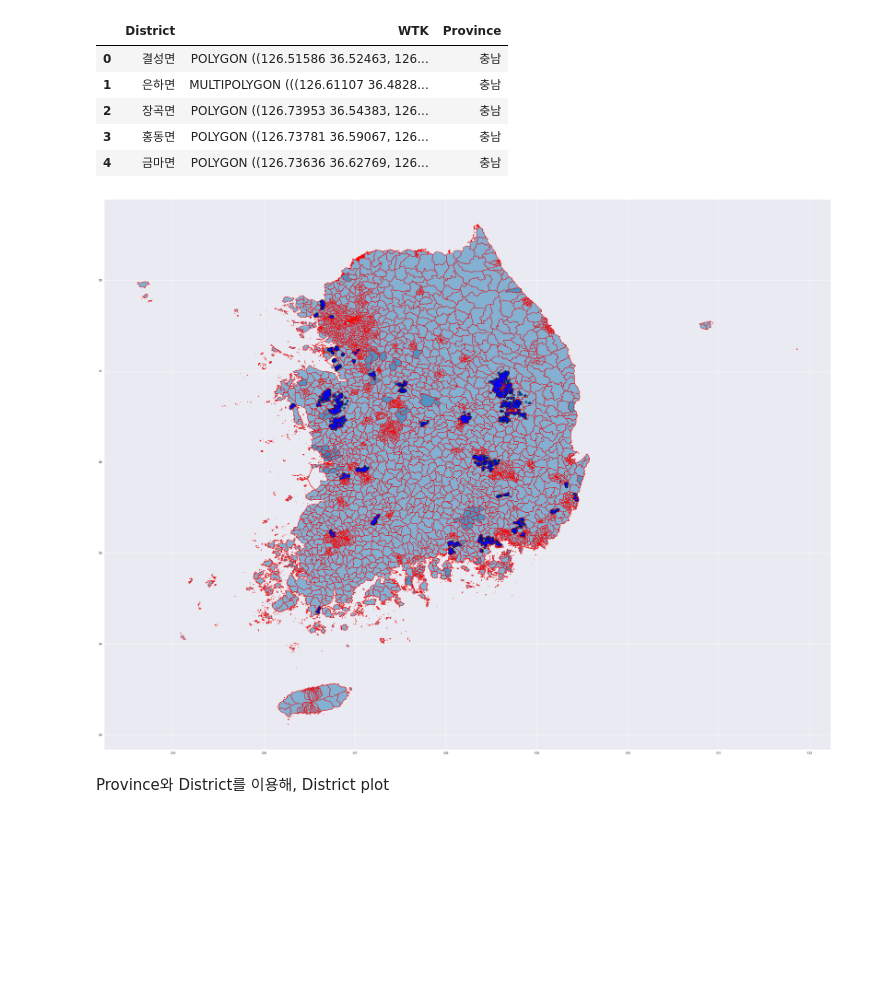
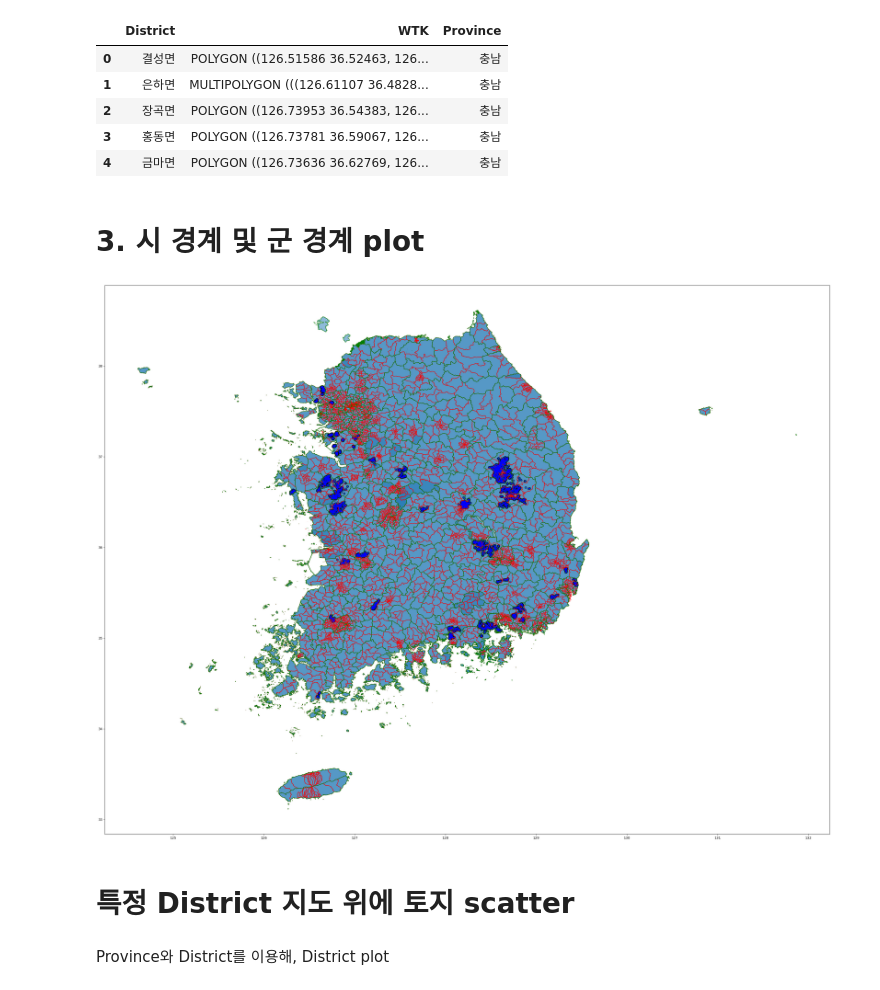
Before and after one commit to do-dong-park/capstone_study, a Jupyter notebook: example/geo_visualization/geo_visualize.ipynb, the cells around one changed output. Saved outputs shown, nothing was run; the diff lists cells and outputs as text; code cells hidden in the pictures; blank space fills up the shorter version.

```diff
--- a/example/geo_visualization/geo_visualize.ipynb
+++ b/example/geo_visualization/geo_visualize.ipynb
@@ -14,0 +58,6 @@ from matplotlib import pyplot as plt
+# %%
+df = pd.read_csv('../dataset/korea_city_boundary.csv')
+# WTK 열의 폴리곤 데이터를 geometry 객체로 변환
+df['WTK'] = df['WTK'].apply(wkt.loads)
+gdf = gpd.GeoDataFrame(df, geometry='WTK')
+city_gdf = gdf.set_geometry('WTK')
@@ -62,10 +129,10 @@ memory usage: 162.2+ KB
 # %% [markdown]
 3. read csv file and convert to gdf
 # %%
-df = pd.read_csv('../dataset/korea_territory.csv')
+df = pd.read_csv('../dataset/korea_district_boundary.csv')
 # WTK 열의 폴리곤 데이터를 geometry 객체로 변환
 df['WTK'] = df['WTK'].apply(wkt.loads)
 gdf = gpd.GeoDataFrame(df, geometry='WTK')
-gdf = gdf.set_geometry('WTK')
+district_gdf = gdf.set_geometry('WTK')
 # %%
 # geo pandas 요약 정보
@@ -177,17 +244,22 @@ memory usage: 121.7+ KB
 | 2 | 장곡면 | POLYGON ((126.73953 36.54383, 126... | 충남 |
 | 3 | 홍동면 | POLYGON ((126.73781 36.59067, 126... | 충남 |
 | 4 | 금마면 | POLYGON ((126.73636 36.62769, 126... | 충남 |
+# %% [markdown]
+# 3. 시 경계 및 군 경계 plot
 # %%
 global_point_data = gpd.GeoDataFrame(geometry=gpd.points_from_xy(df.x,df.y))
-global_district_and_point = gpd.GeoDataFrame(geometry=gdf.geometry.append(global_point_data.geometry))
+global_city_district_and_point = gpd.GeoDataFrame(geometry=district_gdf.geometry.append([global_point_data.geometry,city_gdf.geometry]))
 
 # plot the GeoDataFrame
-ax = global_district_and_point.plot(figsize=(40,40), alpha=0.5, edgecolor='k')
+ax = global_city_district_and_point.plot(figsize=(40,40), alpha=0.5, edgecolor='k')
 gdf.plot(ax=ax, facecolor='none', edgecolor='r')
+city_gdf.plot(ax=ax,facecolor='none',edgecolor='g')
 global_point_data.plot(ax=ax, color='b', markersize=1)
 plt.show()
 # %% [output]
-[figure, old version]
+[figure, new version]
+# %% [markdown]
+# 특정 District 지도 위에 토지 scatter
 # %% [markdown]
 Province와 District를 이용해, District plot
 # %%
```
Also changed, not shown: parts of 10 cells of this notebook, 1 other file.
